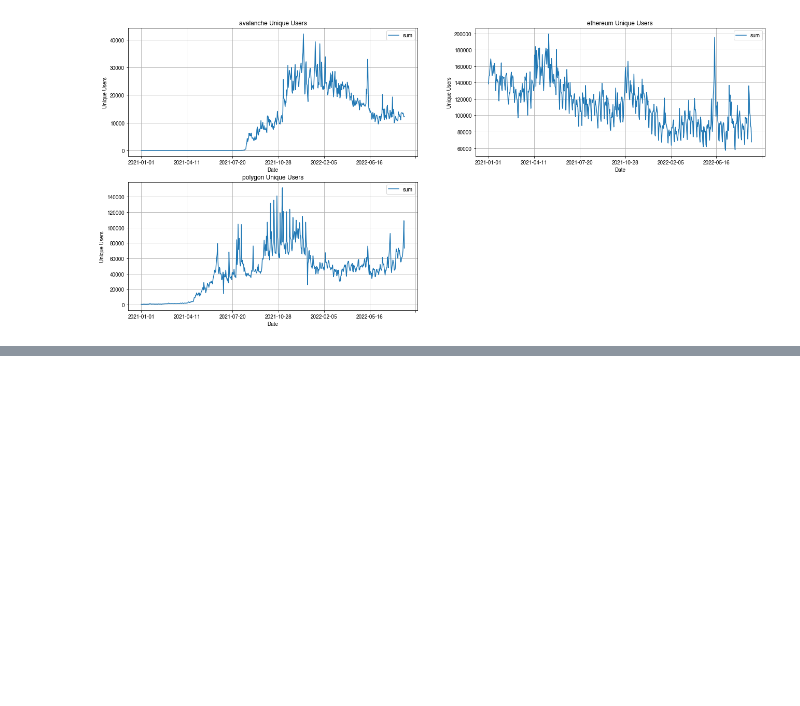
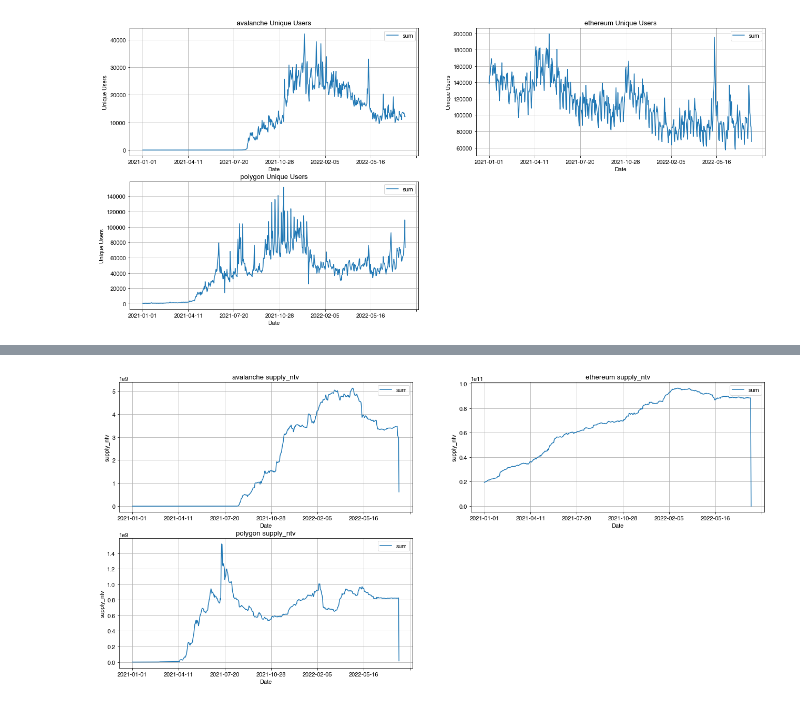
Before and after one commit to keroshanpillay/Stablecoin-Data-Project, a Jupyter notebook: Code/Historical_Analysis_V1.ipynb, the cells around one changed output, grey strips where cells are left out. Cells and saved outputs as stored; diff of their text form; code cells hidden in the pictures; blank space fills up the shorter version.

```diff
--- a/Code/Historical_Analysis_V1.ipynb
+++ b/Code/Historical_Analysis_V1.ipynb
@@ -102,7 +104,7 @@ def plot_by_token(metric,ylim=None):
         #ax.set_xlim('2022-05-06','2022-06-01')
     plt.show()
 # %%
-def plot_agg(metric):
+def plot_agg_stable(metric):
 
     Rows = Tot // Cols
 
@@ -217,0 +252,4 @@ plot_agg_lending('dailyTotalRevenueUSD')
+# %%
+plot_agg_stable('supply_ntv')
+# %% [output]
+[figure, added]
```
Also changed, not shown: parts of 31 cells of this notebook, 3 other files.
